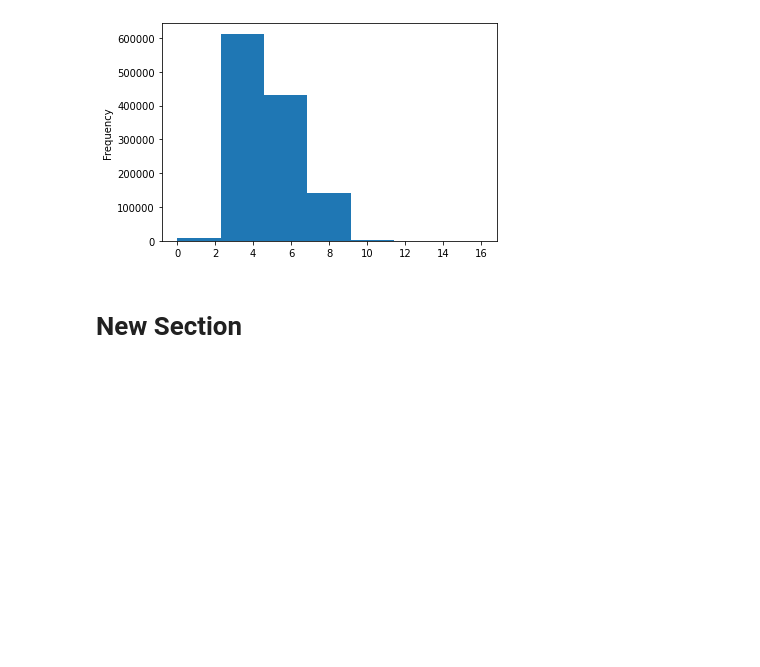
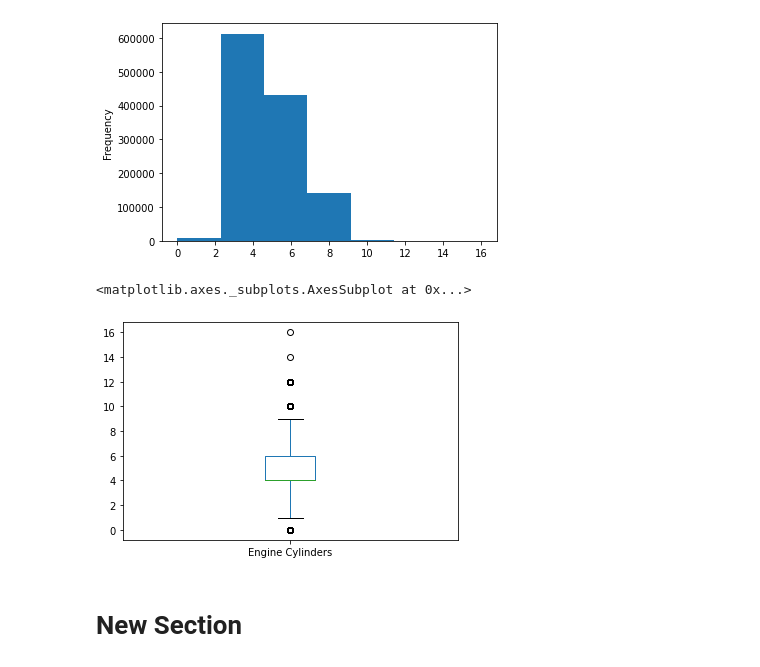
Before and after one commit to jiajianc/AI-MACHINELEARNING, a Jupyter notebook: Assignment1.ipynb, the cells around one changed output. Cells and saved outputs as stored; diff of their text form; code cells hidden in the pictures; blank space fills up the shorter version.

```diff
--- a/Assignment1.ipynb
+++ b/Assignment1.ipynb
@@ -405,6 +405,11 @@ new_data.iloc[0:-1,9].plot.hist(bins=7)
 # %% [output]
 <matplotlib.axes._subplots.AxesSubplot at 0x...>
 [figure]
+# %%
+new_data.iloc[0:-1,9].plot.box()
+# %% [output]
+<matplotlib.axes._subplots.AxesSubplot at 0x...>
+[figure, added]
 # %%
 new_data.to_csv('/content/drive/MyDrive/Colab Notebooks/Crash_data.csv')
 # %% [markdown]
```
